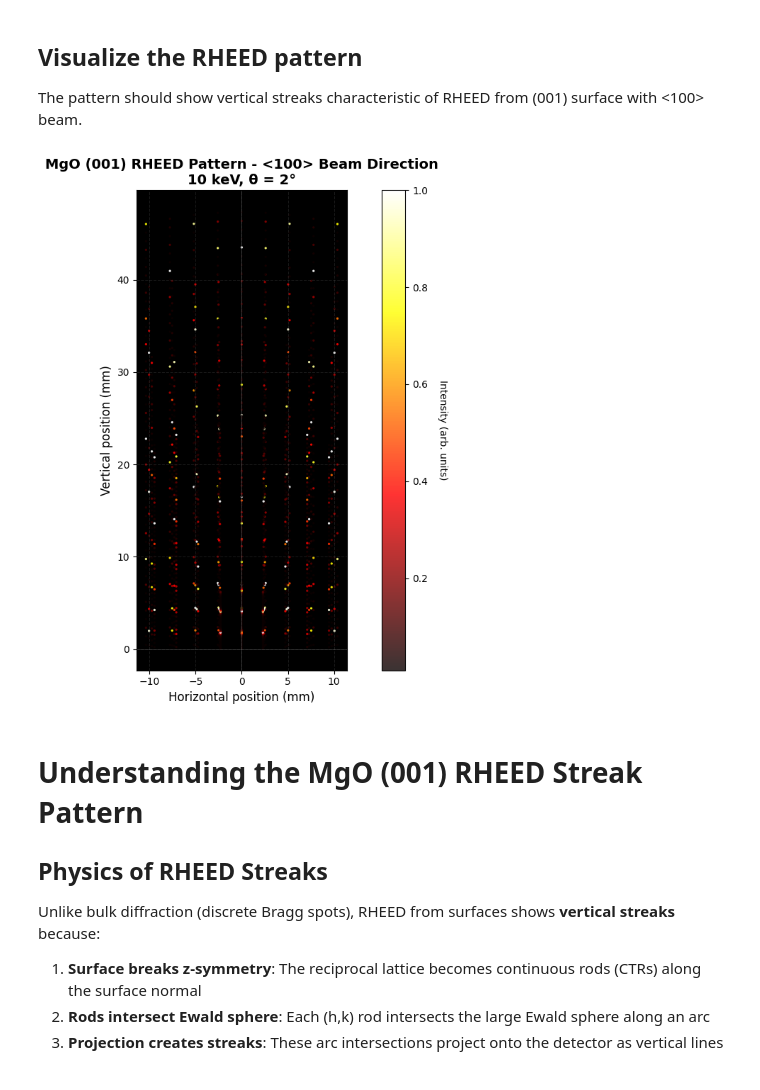
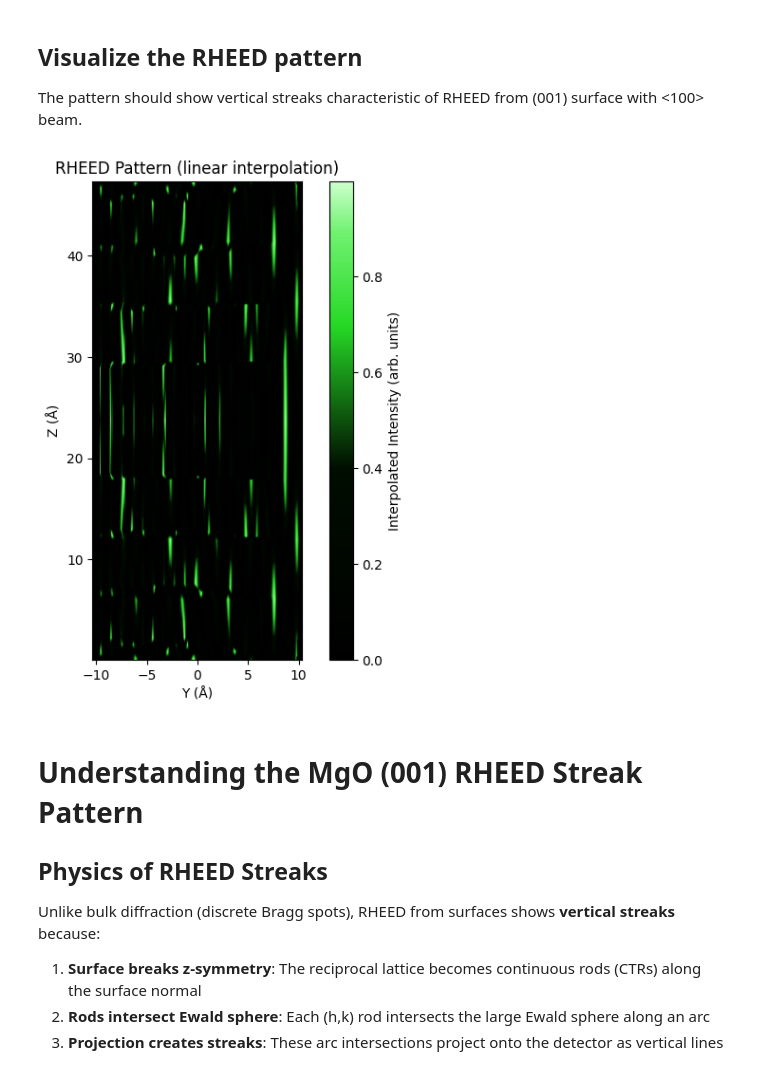
Before and after one commit to debangshu-mukherjee/rheedium, a Jupyter notebook: tutorials/01_kinematic_MgO.ipynb, the cells around one changed output. Cells and saved outputs as stored; diff of their text form; code cells hidden in the pictures.

```diff
--- a/tutorials/01_kinematic_MgO.ipynb
+++ b/tutorials/01_kinematic_MgO.ipynb
@@ -152,40 +152,23 @@ Sample detector coordinates (first 5):
 ## Visualize the RHEED pattern
 
 The pattern should show vertical streaks characteristic of RHEED from (001) surface with <100> beam.
-# %%
-import matplotlib.pyplot as plt
-
-# Plot the RHEED streak pattern
-fig, ax = plt.subplots(figsize=(10, 8))
-
-# Plot streak points - small size to show continuous streaks
-scatter = ax.scatter(
-    detector_coords[:, 0],
-    detector_coords[:, 1],
-    s=2,  # Small point size for streak appearance
-    c=intensities,  # Color by intensity
-    cmap='hot',
-    alpha=0.8,
-)
-
-# Add colorbar
-cbar = plt.colorbar(scatter, ax=ax)
-cbar.set_label('Intensity (arb. units)', rotation=270, labelpad=20)
-
-# Labels and formatting
-ax.set_xlabel('Horizontal position (mm)', fontsize=12)
-ax.set_ylabel('Vertical position (mm)', fontsize=12)
-ax.set_title('MgO (001) RHEED Pattern - <100> Beam Direction\n10 keV, θ = 2°', fontsize=14, fontweight='bold')
-ax.set_facecolor('black')
-ax.grid(True, alpha=0.2, linestyle='--', color='gray')
-ax.axhline(y=0, color='gray', linestyle='-', linewidth=0.5, alpha=0.5)
-ax.axvline(x=0, color='gray', linestyle='-', linewidth=0.5, alpha=0.5)
-ax.set_aspect('equal')
-
-plt.tight_layout()
-plt.show()
-# %% [output]
-[figure, removed]
+# %%
+# Create a RHEEDPattern object for plotting
+from rheedium.types import create_rheed_pattern
+
+# The streak simulator returns coordinates, intensities, and hk indices
+# We need to construct a RHEEDPattern for the plot_rheed function
+streak_pattern = create_rheed_pattern(
+    g_indices=jnp.arange(len(intensities), dtype=jnp.int32),  # Sequential indices
+    k_out=jnp.zeros((len(intensities), 3)),  # Placeholder k_out (not used for plotting)
+    detector_points=detector_coords,
+    intensities=intensities,
+)
+
+# Plot using the phosphor colormap
+rh.plots.plot_rheed(streak_pattern, grid_size=300, interp_type="linear")
+# %% [output]
+[figure, added]
 # %% [markdown]
 # Understanding the MgO (001) RHEED Streak Pattern
 
```
Also changed, not shown: 5 other files.
